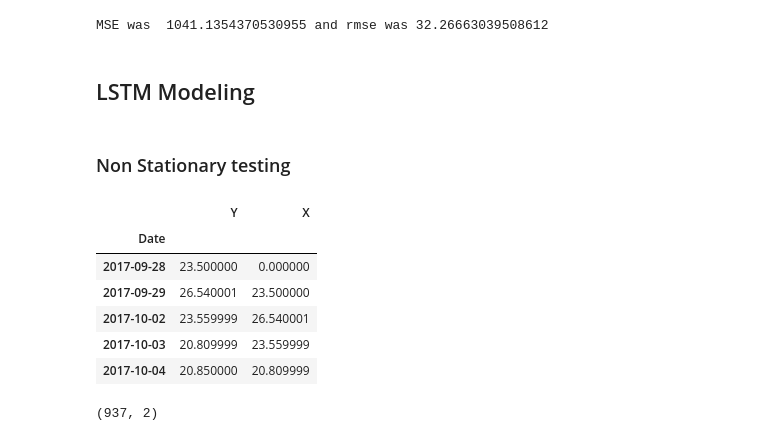
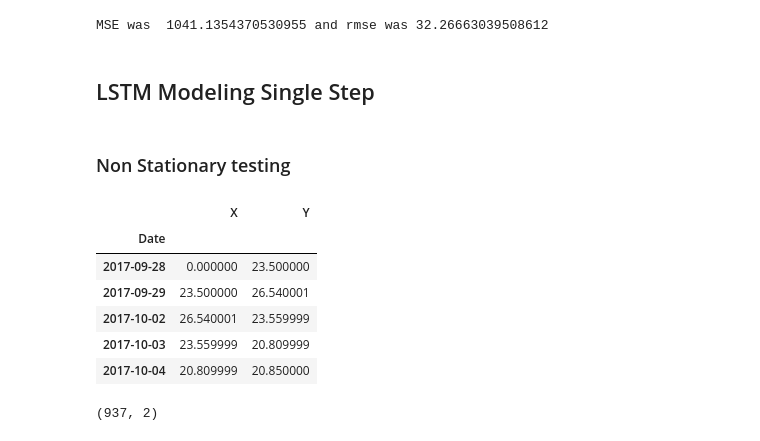
Before and after one commit to stevenkyle2013/Capstone, a Jupyter notebook: Main.ipynb, the cells around one changed output. Drawn from its saved outputs; the diff is of its cells as text; code cells hidden in the pictures.

Commit message:
Completed basic LSTM Modeling

```diff
--- a/Main.ipynb
+++ b/Main.ipynb
@@ -1136,6 +1135,6 @@ ArimaTestForecast(train=Train['Close_logged'], test=Test['Close_logged'],
 [figure]
 MSE was  1041.1354370530955 and rmse was 32.26663039508612
 # %% [markdown]
-## LSTM Modeling
+## LSTM Modeling Single Step
 # %% [markdown]
 ### Non Stationary testing
@@ -1151,17 +1141,18 @@ def timeseries_to_supervised(data, lag=1):
 # %%
 Supervised_LSTM_Data = pd.DataFrame(Final_df['Close'])
 Supervised_LSTM_Data['Shifted_Close'] = Supervised_LSTM_Data['Close'].shift(1)
 Supervised_LSTM_Data.fillna(0, inplace=True)
 Supervised_LSTM_Data.columns = ['Y','X']
+Supervised_LSTM_Data = Supervised_LSTM_Data[['X','Y']]
 Supervised_LSTM_Data.head()
 # %% [output]
-|  | Y | X |
+|  | X | Y |
 | Date |  |  |
-| 2017-09-28 | 23.500000 | 0.000000 |
-| 2017-09-29 | 26.540001 | 23.500000 |
-| 2017-10-02 | 23.559999 | 26.540001 |
-| 2017-10-03 | 20.809999 | 23.559999 |
-| 2017-10-04 | 20.850000 | 20.809999 |
+| 2017-09-28 | 0.000000 | 23.500000 |
+| 2017-09-29 | 23.500000 | 26.540001 |
+| 2017-10-02 | 26.540001 | 23.559999 |
+| 2017-10-03 | 23.559999 | 20.809999 |
+| 2017-10-04 | 20.809999 | 20.850000 |
 # %%
 Supervised_LSTM_Data_Values = Supervised_LSTM_Data.values
 # %%
```
Also changed, not shown: parts of 17 cells of this notebook.
